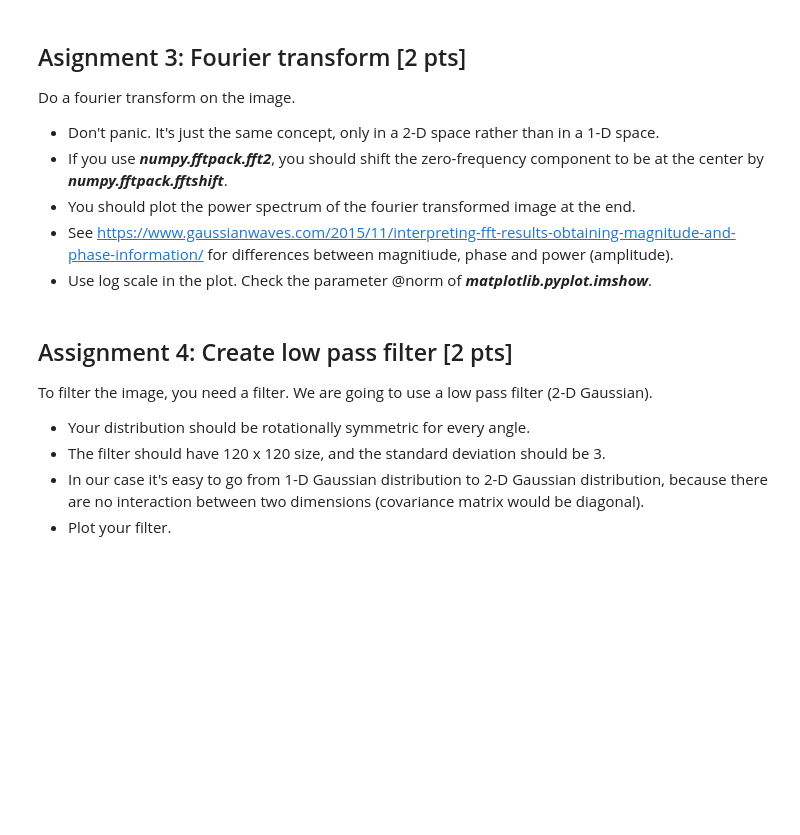
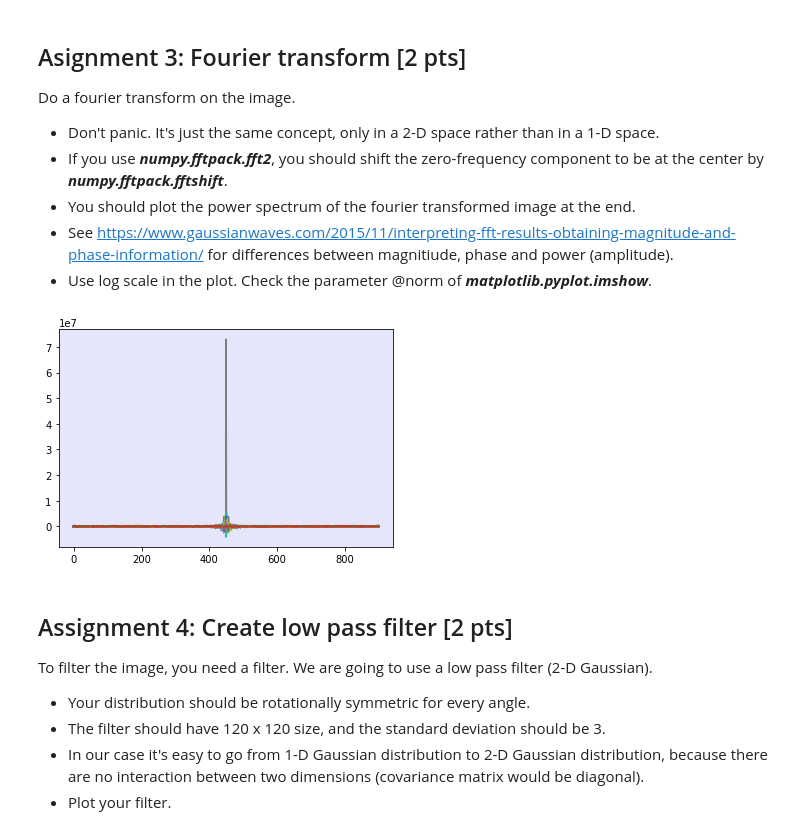
Before and after one commit to NBP-ACC/week-9-acc_01, a Jupyter notebook: sheet07.ipynb, the cells around one changed output. Saved outputs shown, nothing was run; the diff lists cells and outputs as text; code cells hidden in the pictures; blank space fills up the shorter version.

```diff
--- a/sheet07.ipynb
+++ b/sheet07.ipynb
@@ -174,3 +160,11 @@ Do a fourier transform on the image.
+# %%
+# TODO
+
+ss = fftpack.fft2(image_text);
+ss = fftpack.fftshift(ss)
+plt.plot(ss);
+# %% [output]
+[figure, added]
 # %% [markdown]
 ## Assignment 4: Create low pass filter [2 pts]
 To filter the image, you need a filter. We are going to use a low pass filter (2-D Gaussian).
```
Also changed, not shown: parts of 3 cells of this notebook.
